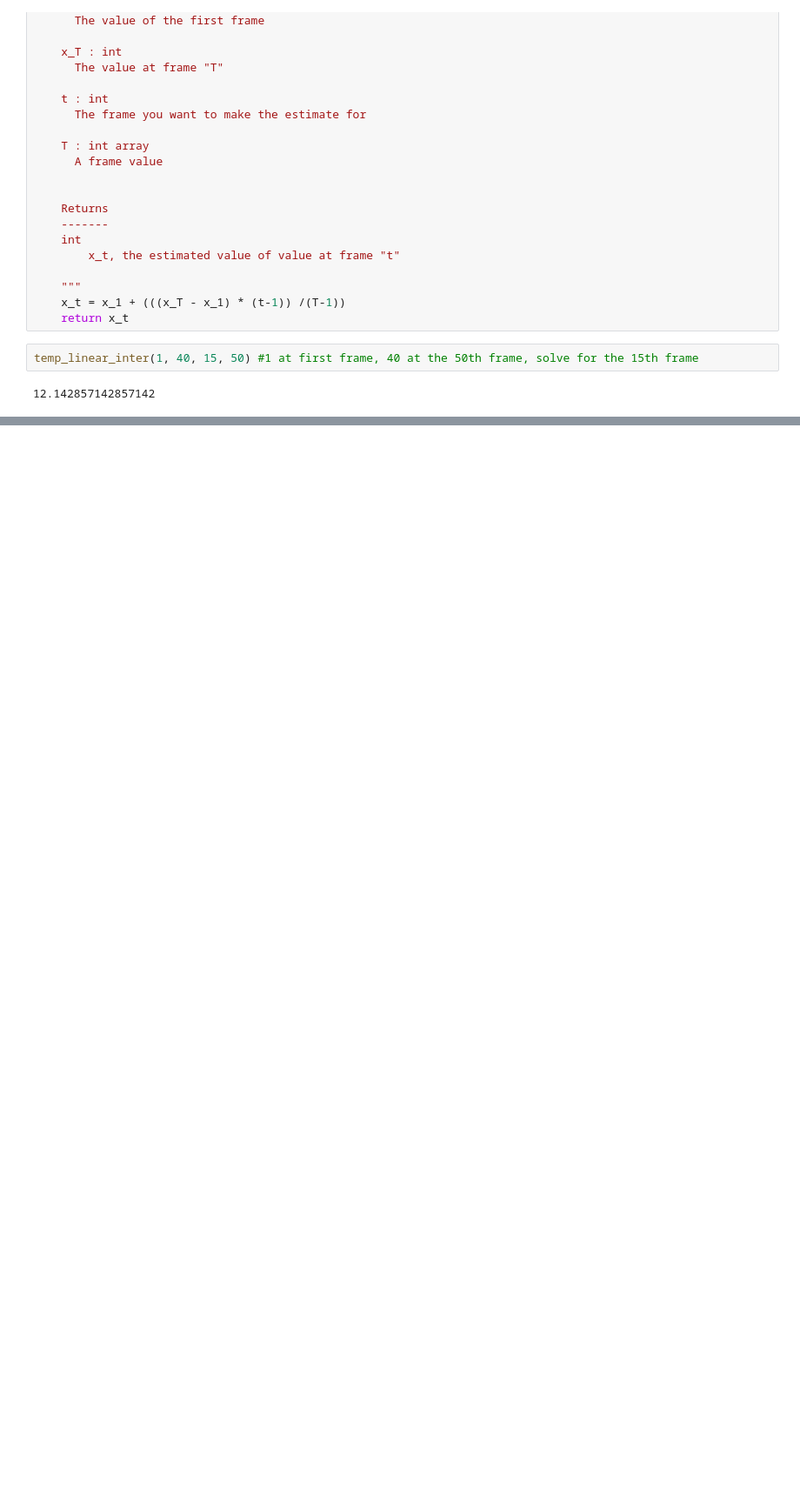
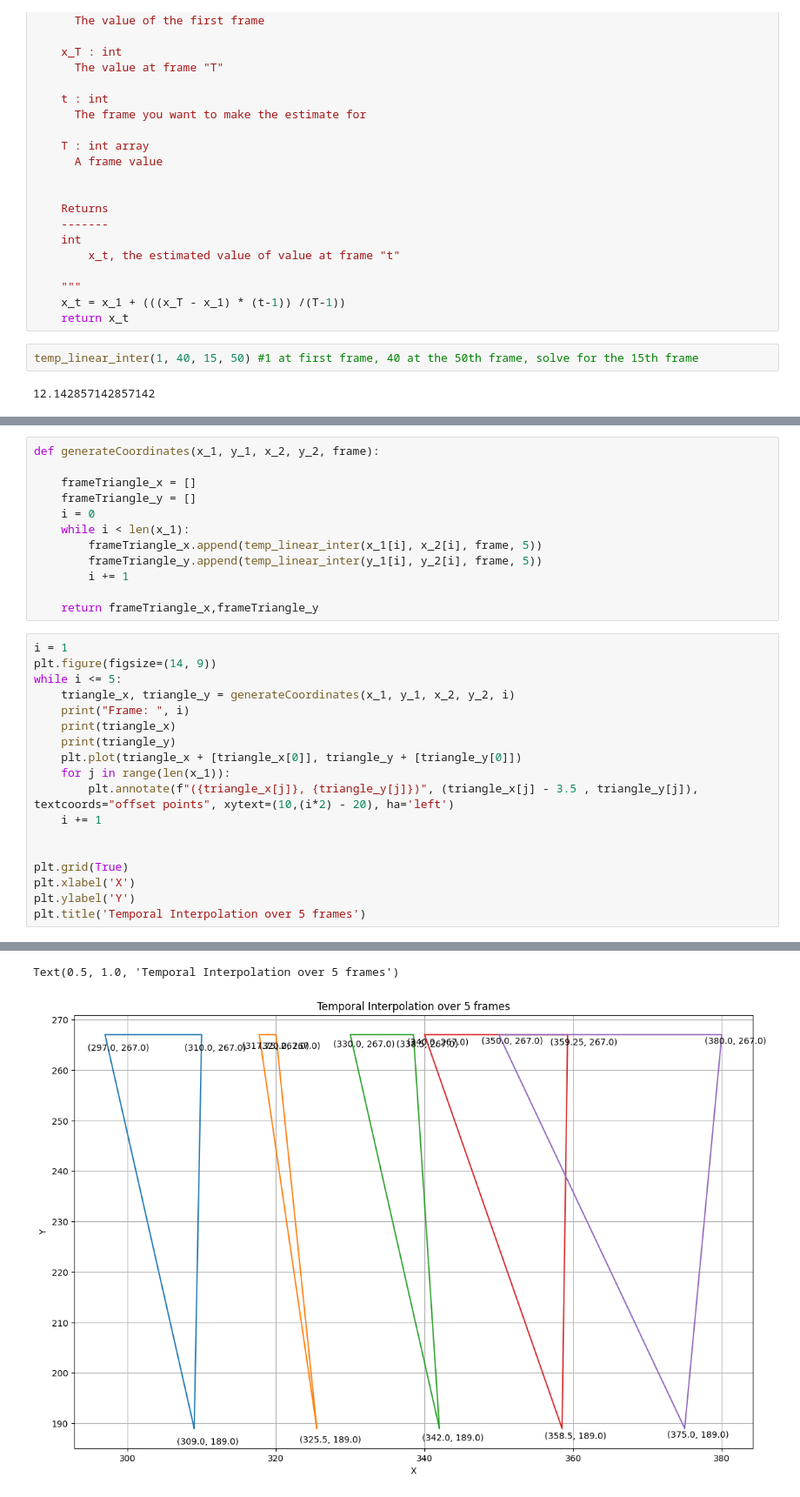
Before and after one commit to Gc0rp/vidat_scripts, a Jupyter notebook: Temporal-Interpolation.ipynb, the cells around one changed output, grey strips where cells are left out. Shown: that part at 87% size. Saved outputs shown, nothing was run; the diff lists cells and outputs as text; blank space fills up the shorter version.

```diff
--- a/Temporal-Interpolation.ipynb
+++ b/Temporal-Interpolation.ipynb
@@ -178,0 +184,31 @@ temp_linear_inter(1, 40, 15, 50) #1 at first frame, 40 at the 50th frame, solve
+# %%
+def generateCoordinates(x_1, y_1, x_2, y_2, frame):
+
+    frameTriangle_x = []
+    frameTriangle_y = []
+    i = 0
+    while i < len(x_1):
+        frameTriangle_x.append(temp_linear_inter(x_1[i], x_2[i], frame, 5))
+        frameTriangle_y.append(temp_linear_inter(y_1[i], y_2[i], frame, 5))
+        i += 1
+
+    return frameTriangle_x,frameTriangle_y
+# %%
+i = 1
+plt.figure(figsize=(14, 9))
+while i <= 5:
+    triangle_x, triangle_y = generateCoordinates(x_1, y_1, x_2, y_2, i)
+    print("Frame: ", i)
+    print(triangle_x)
+    print(triangle_y)
+    plt.plot(triangle_x + [triangle_x[0]], triangle_y + [triangle_y[0]])
+    for j in range(len(x_1)):
+        plt.annotate(f"({triangle_x[j]}, {triangle_y[j]})", (triangle_x[j] - 3.5 , triangle_y[j]), textcoords="offset points", xytext=(10,(i*2) - 20), ha='left')
+    i += 1
+
+
+plt.grid(True)
+plt.xlabel('X')
+plt.ylabel('Y')
+plt.title('Temporal Interpolation over 5 frames')
+# %% [output]
@@ -178,0 +230,2 @@ temp_linear_inter(1, 40, 15, 50) #1 at first frame, 40 at the 50th frame, solve
+Text(0.5, 1.0, 'Temporal Interpolation over 5 frames')
+[figure, added]
```
Also changed, not shown: parts of 11 cells of this notebook.
